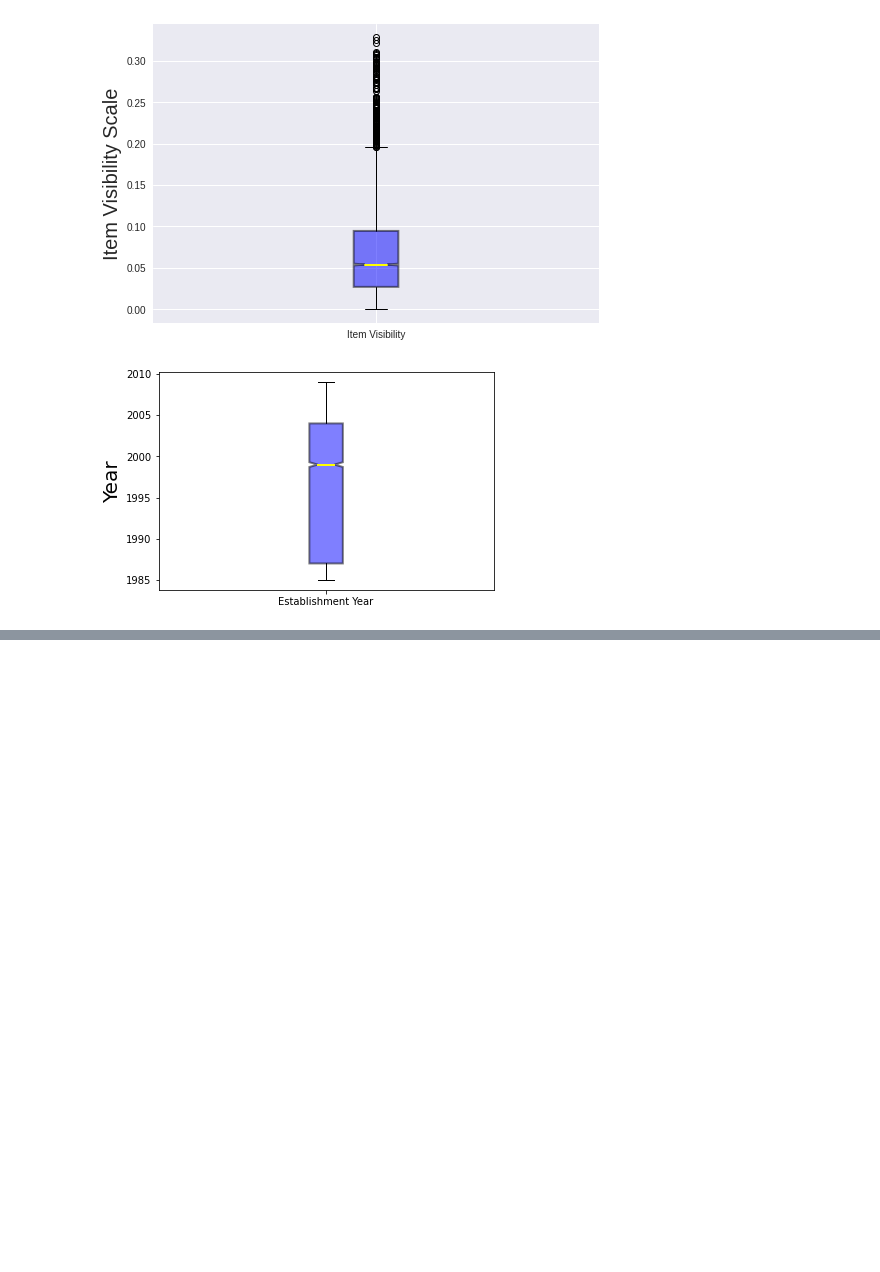
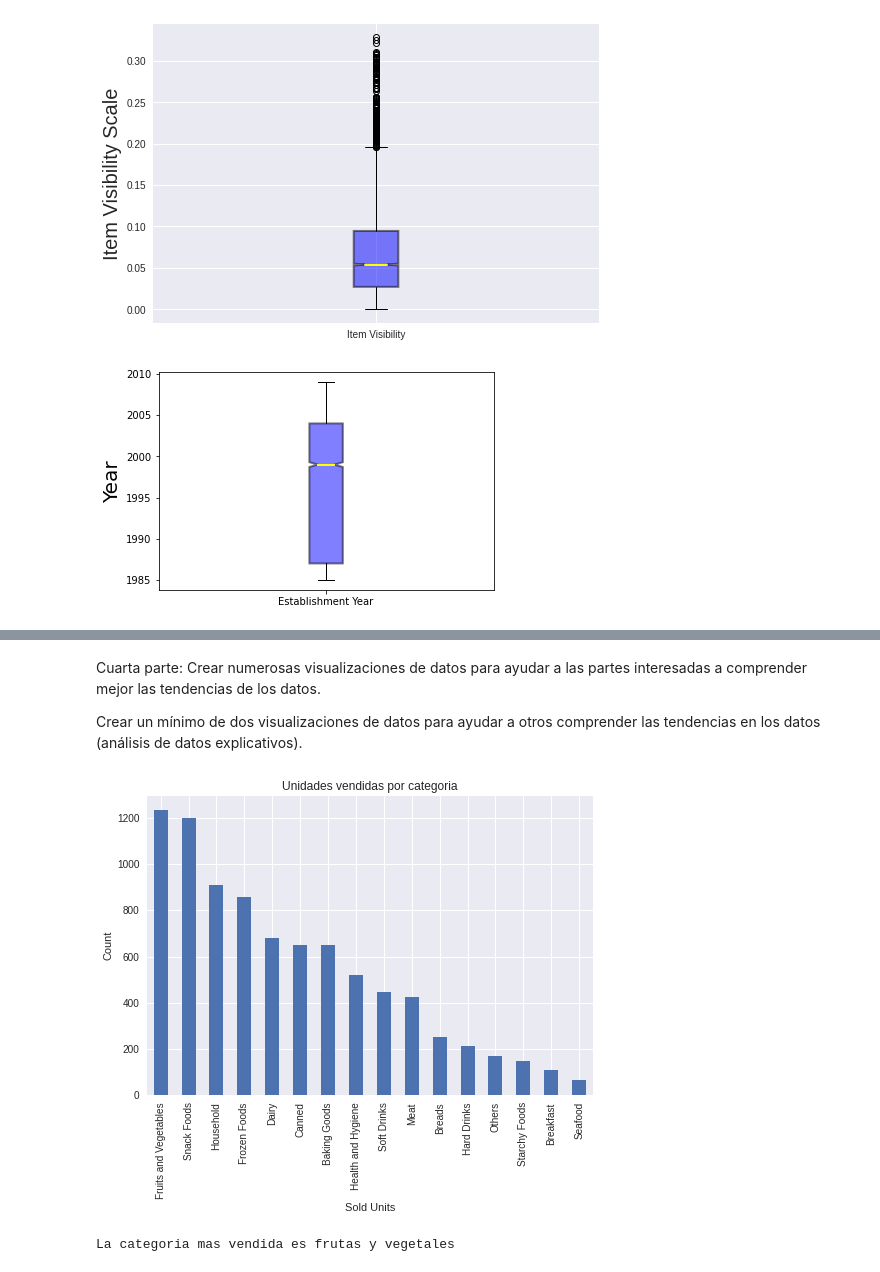
Before and after one commit to andrea0026/Prediccion-de-ventas, a Jupyter notebook: sales_prediction_pry1.ipynb, the cells around one changed output, grey strips where cells are left out. Drawn from its saved outputs; the diff is of its cells as text; code cells hidden in the pictures; blank space fills up the shorter version.

```diff
--- a/sales_prediction_pry1.ipynb
+++ b/sales_prediction_pry1.ipynb
@@ -272,0 +277,20 @@ plt.show()
+# %% [markdown]
+Cuarta parte: Crear numerosas visualizaciones de datos para ayudar a las partes interesadas a comprender mejor las tendencias de los datos.
+
+Crear un mínimo de dos visualizaciones de datos para ayudar a otros comprender las tendencias en los datos (análisis de datos explicativos).
+# %%
+# Este gráfico de barras muestra la cantidad de unidades vendidas por categoria, esta información puede ayudar a enfocar la fuerza de ventas.
+plt.style.use('seaborn')
+categorias = df['Item_Type'].value_counts()
+categorias.plot(kind = 'bar')
+
+plt.xlabel('Sold Units')
+plt.ylabel('Count')
+plt.title('Unidades vendidas por categoria')
+
+plt.show()
+
+print('La categoria mas vendida es frutas y vegetales')
+# %% [output]
+[figure, added]
+La categoria mas vendida es frutas y vegetales
```
Also changed, not shown: parts of 7 cells of this notebook.
